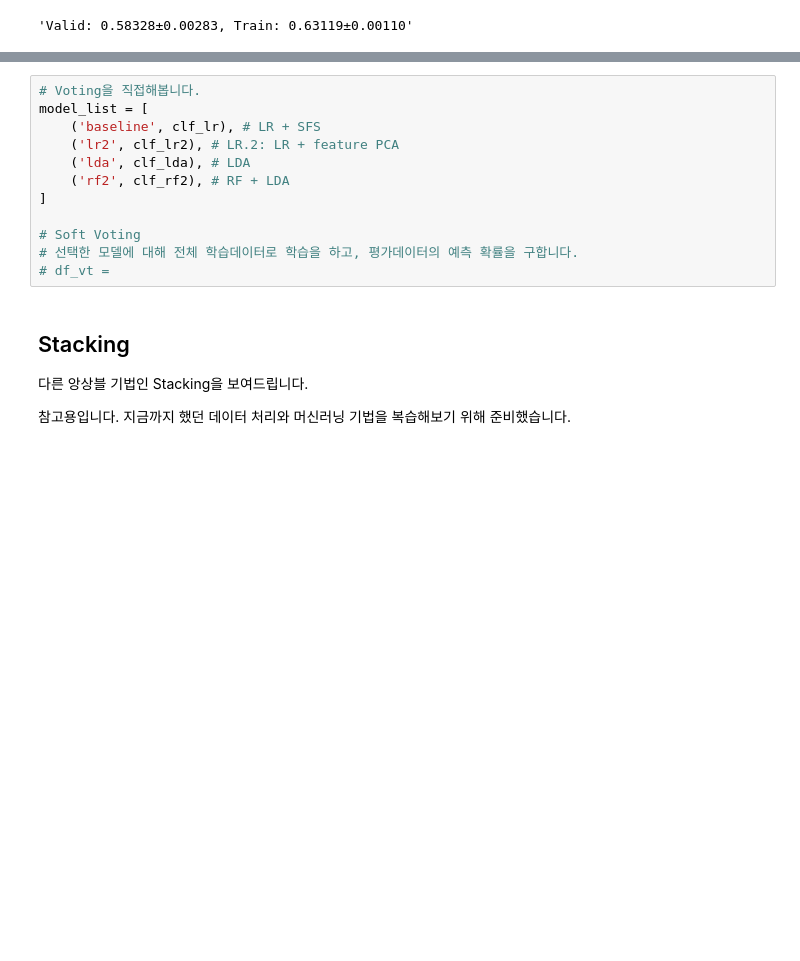
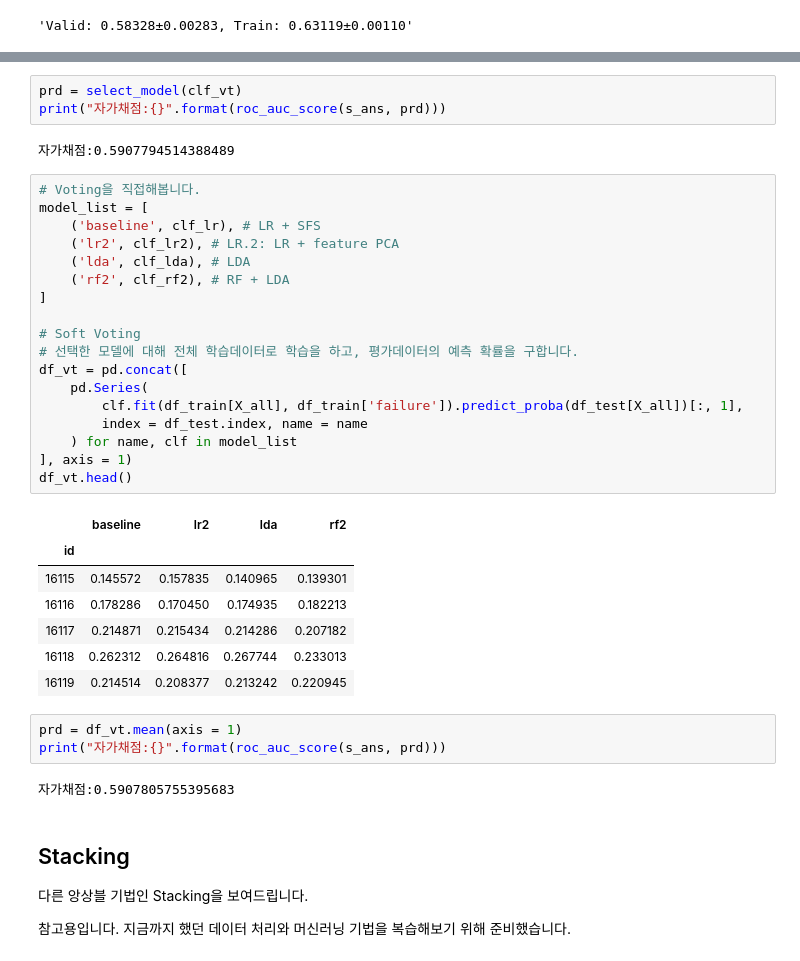
Before and after one commit to sunkusun9/DS_Lv3_2505_2, a Jupyter notebook: sec_ds_lv3_prob1_kaggle.ipynb, the cells around one changed output, grey strips where cells are left out. Saved outputs shown, nothing was run; the diff lists cells and outputs as text; blank space fills up the shorter version.

```diff
--- a/sec_ds_lv3_prob1_kaggle.ipynb
+++ b/sec_ds_lv3_prob1_kaggle.ipynb
@@ -495,15 +545,39 @@ eval_model('vt', clf_vt)
+# %%
+prd = select_model(clf_vt)
+print("자가채점:{}".format(roc_auc_score(s_ans, prd)))
+# %% [output]
+자가채점:0.5907794514388489
 # %%
 # Voting을 직접해봅니다.
 model_list = [
     ('baseline', clf_lr), # LR + SFS
     ('lr2', clf_lr2), # LR.2: LR + feature PCA
     ('lda', clf_lda), # LDA
     ('rf2', clf_rf2), # RF + LDA
 ]
 
 # Soft Voting
 # 선택한 모델에 대해 전체 학습데이터로 학습을 하고, 평가데이터의 예측 확률을 구합니다.
-# df_vt =
+df_vt = pd.concat([
+    pd.Series(
+        clf.fit(df_train[X_all], df_train['failure']).predict_proba(df_test[X_all])[:, 1],
+        index = df_test.index, name = name
+    ) for name, clf in model_list
+], axis = 1)
+df_vt.head()
+# %% [output]
+|  | baseline | lr2 | lda | rf2 |
+| id |  |  |  |  |
+| 16115 | 0.145572 | 0.157835 | 0.140965 | 0.139301 |
+| 16116 | 0.178286 | 0.170450 | 0.174935 | 0.182213 |
+| 16117 | 0.214871 | 0.215434 | 0.214286 | 0.207182 |
+| 16118 | 0.262312 | 0.264816 | 0.267744 | 0.233013 |
+| 16119 | 0.214514 | 0.208377 | 0.213242 | 0.220945 |
+# %%
+prd = df_vt.mean(axis = 1)
+print("자가채점:{}".format(roc_auc_score(s_ans, prd)))
+# %% [output]
+자가채점:0.5907805755395683
 # %% [markdown]
 ## Stacking
 
```
Also changed, not shown: parts of 51 cells of this notebook.
